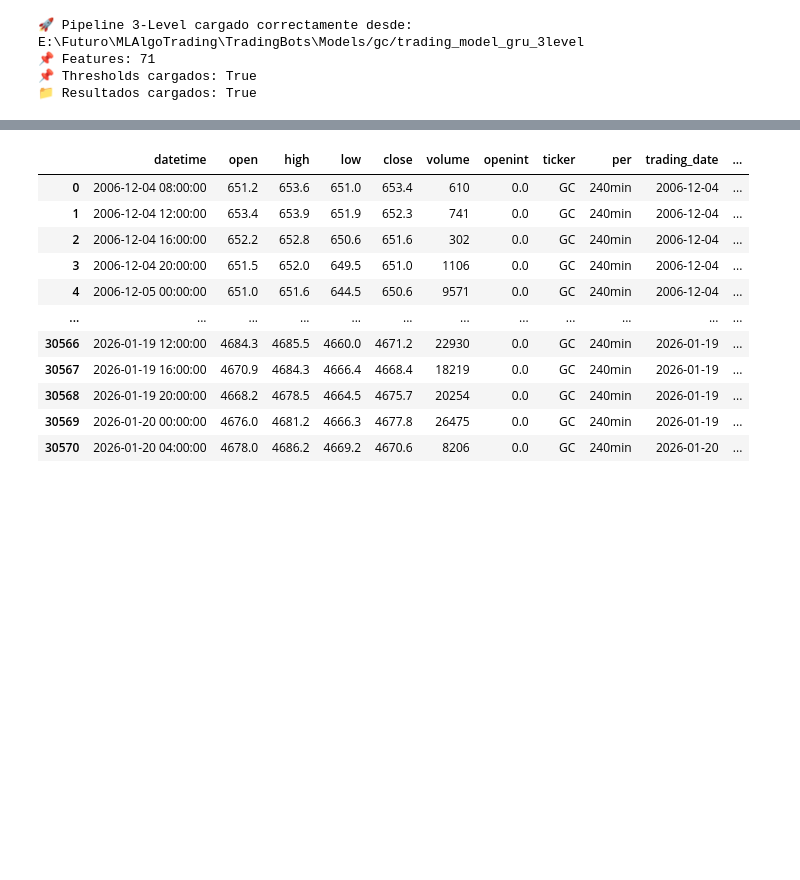
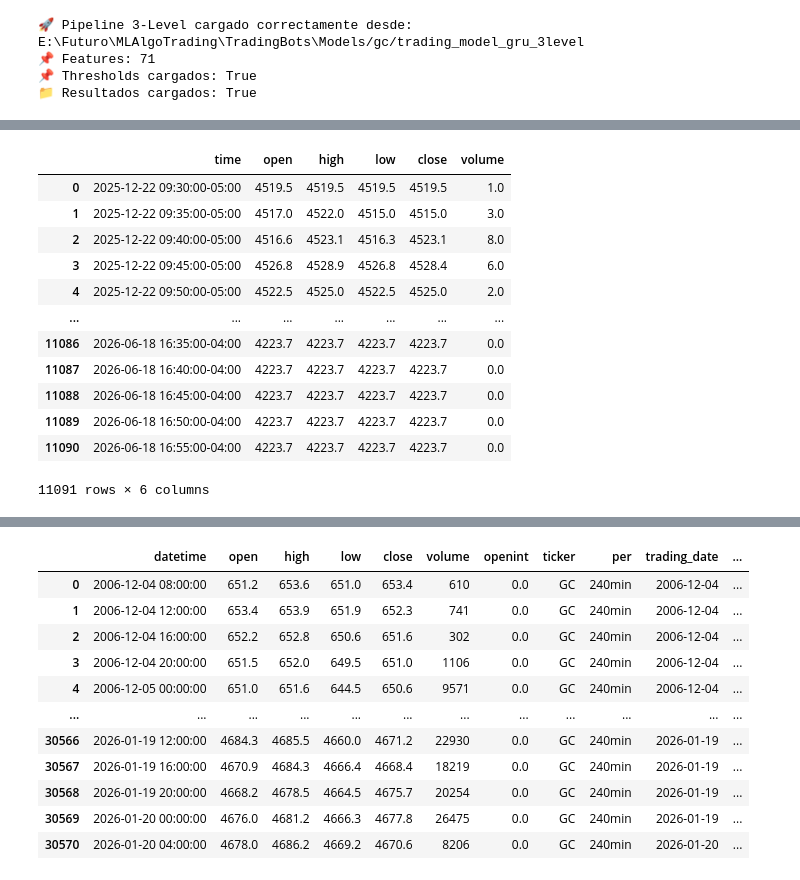
Before and after one commit to LijunZhou000/ML-Algorithmic-Trading, a Jupyter notebook: TradingBots/Notebooks/P4TrestingTriple.ipynb, the cells around one changed output, grey strips where cells are left out. Cells and saved outputs as stored; diff of their text form; code cells hidden in the pictures; blank space fills up the shorter version.

```diff
--- a/TradingBots/Notebooks/P4TrestingTriple.ipynb
+++ b/TradingBots/Notebooks/P4TrestingTriple.ipynb
@@ -93,0 +132,16 @@ thresholds_g
+# %%
+prueba
+# %% [output]
+|  | time | open | high | low | close | volume |
+| 0 | 2025-12-22 09:30:00-05:00 | 4519.5 | 4519.5 | 4519.5 | 4519.5 | 1.0 |
+| 1 | 2025-12-22 09:35:00-05:00 | 4517.0 | 4522.0 | 4515.0 | 4515.0 | 3.0 |
+| 2 | 2025-12-22 09:40:00-05:00 | 4516.6 | 4523.1 | 4516.3 | 4523.1 | 8.0 |
+| 3 | 2025-12-22 09:45:00-05:00 | 4526.8 | 4528.9 | 4526.8 | 4528.4 | 6.0 |
+| 4 | 2025-12-22 09:50:00-05:00 | 4522.5 | 4525.0 | 4522.5 | 4525.0 | 2.0 |
+| ... | ... | ... | ... | ... | ... | ... |
+| 11086 | 2026-06-18 16:35:00-04:00 | 4223.7 | 4223.7 | 4223.7 | 4223.7 | 0.0 |
+| 11087 | 2026-06-18 16:40:00-04:00 | 4223.7 | 4223.7 | 4223.7 | 4223.7 | 0.0 |
+| 11088 | 2026-06-18 16:45:00-04:00 | 4223.7 | 4223.7 | 4223.7 | 4223.7 | 0.0 |
+| 11089 | 2026-06-18 16:50:00-04:00 | 4223.7 | 4223.7 | 4223.7 | 4223.7 | 0.0 |
+| 11090 | 2026-06-18 16:55:00-04:00 | 4223.7 | 4223.7 | 4223.7 | 4223.7 | 0.0 |
+11091 rows × 6 columns
```
Also changed, not shown: parts of 19 cells of this notebook, 4 other files.
